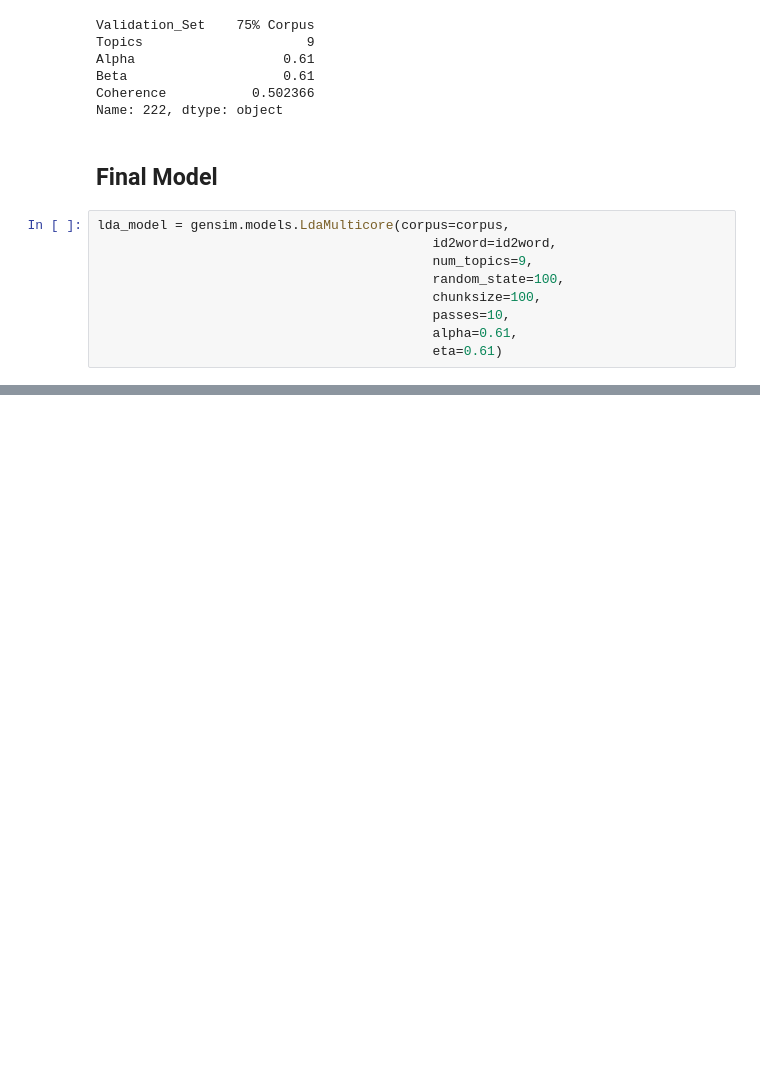
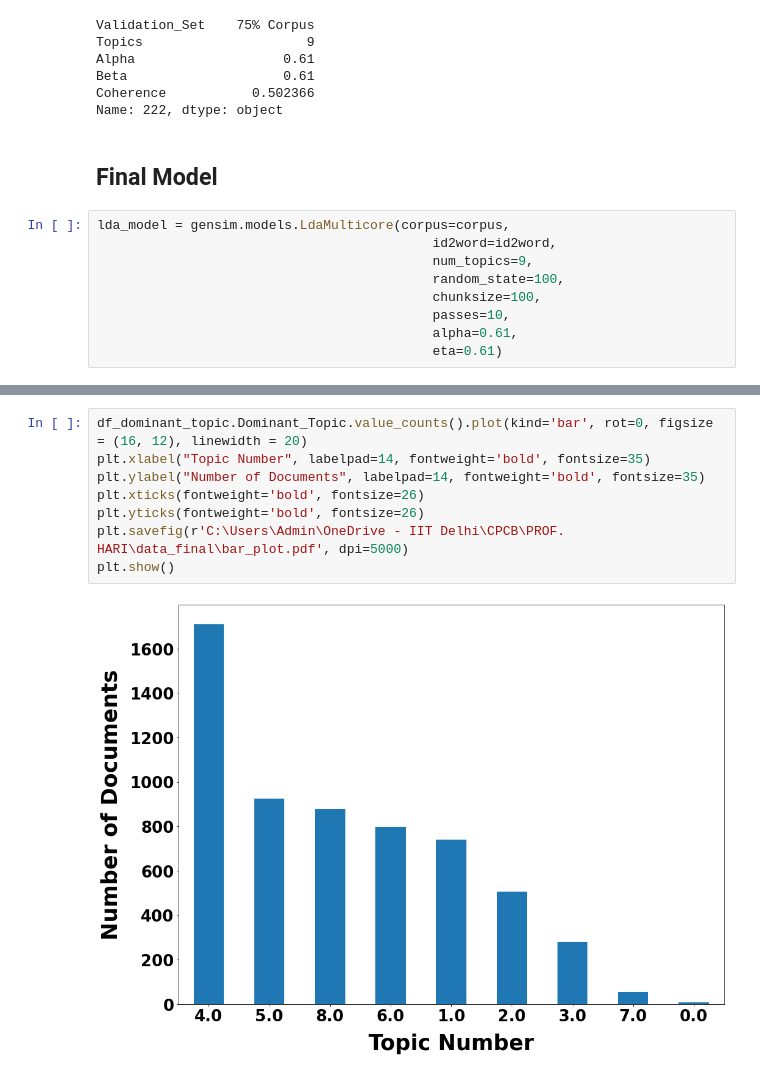
Before and after one commit to avanscholar/Ex_scibert, a Jupyter notebook: Abstract/Abstract_LDA.ipynb, the cells around one changed output, grey strips where cells are left out. Cells and saved outputs as stored; diff of their text form; blank space fills up the shorter version.

```diff
--- a/Abstract/Abstract_LDA.ipynb
+++ b/Abstract/Abstract_LDA.ipynb
@@ -614,3 +623,13 @@ df_dominant_topic.head(10)
+# %%
+df_dominant_topic.Dominant_Topic.value_counts().plot(kind='bar', rot=0, figsize = (16, 12), linewidth = 20)
+plt.xlabel("Topic Number", labelpad=14, fontweight='bold', fontsize=35)
+plt.ylabel("Number of Documents", labelpad=14, fontweight='bold', fontsize=35)
+plt.xticks(fontweight='bold', fontsize=26)
+plt.yticks(fontweight='bold', fontsize=26)
+plt.savefig(r'C:\Users\Admin\OneDrive - IIT Delhi\CPCB\PROF. HARI\data_final\bar_plot.pdf', dpi=5000)
+plt.show()
+# %% [output]
+[figure, added]
 # %%
 # Display setting to show more characters in column
 pd.options.display.max_colwidth = 100
```
Also changed, not shown: parts of 18 cells of this notebook, 8 other files.
